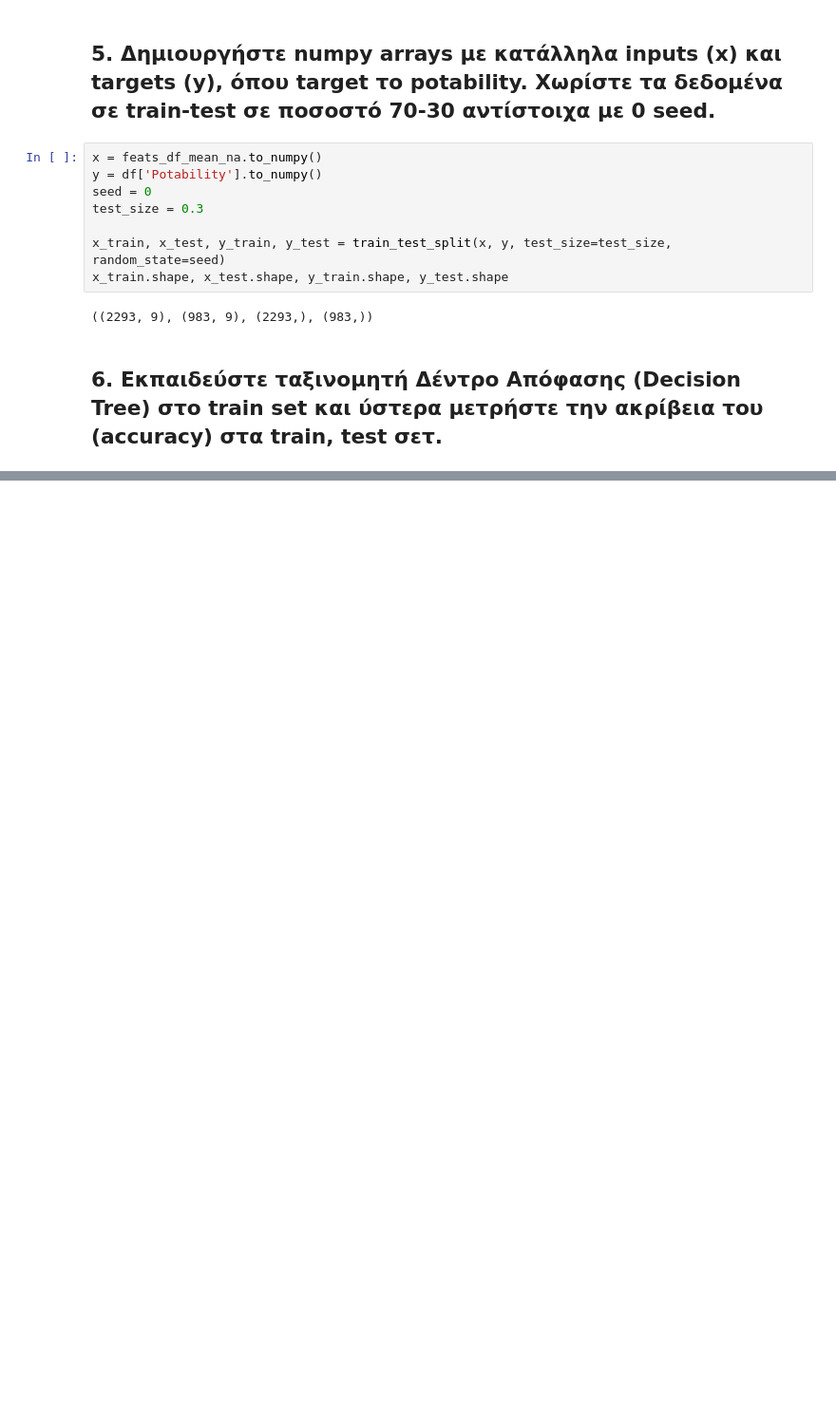
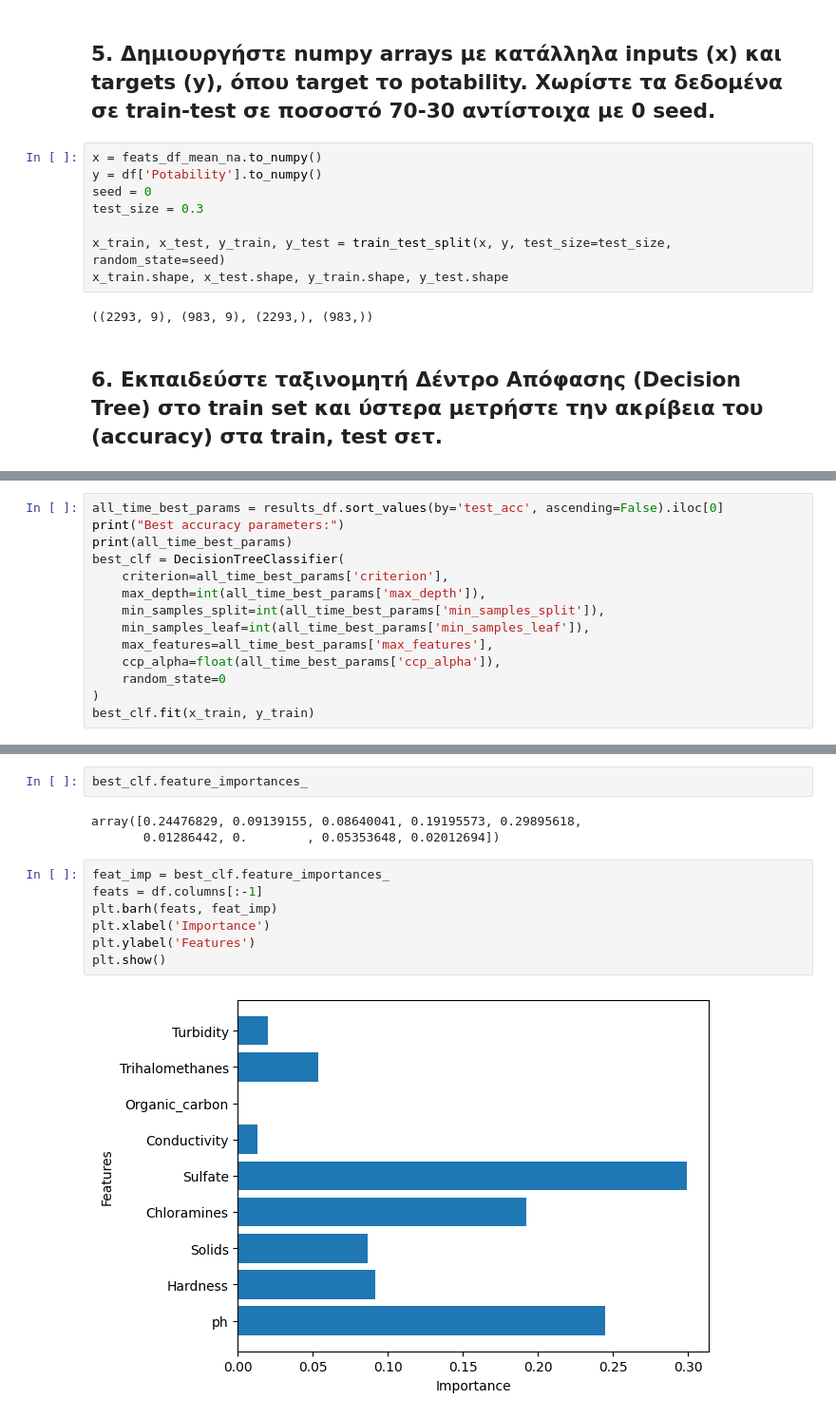
Before and after one commit to harpap/machine-learning-2nd-exercise, a Jupyter notebook: desicion_trees.ipynb, the cells around one changed output, grey strips where cells are left out. Shown at 95% size. Saved outputs shown, nothing was run; the diff lists cells and outputs as text; blank space fills up the shorter version.

```diff
--- a/desicion_trees.ipynb
+++ b/desicion_trees.ipynb
@@ -190,0 +339,14 @@ x_train.shape, x_test.shape, y_train.shape, y_test.shape
+# %%
+all_time_best_params = results_df.sort_values(by='test_acc', ascending=False).iloc[0]
+print("Best accuracy parameters:")
+print(all_time_best_params)
+best_clf = DecisionTreeClassifier(
+    criterion=all_time_best_params['criterion'],
+    max_depth=int(all_time_best_params['max_depth']),
+    min_samples_split=int(all_time_best_params['min_samples_split']),
+    min_samples_leaf=int(all_time_best_params['min_samples_leaf']),
+    max_features=all_time_best_params['max_features'],
+    ccp_alpha=float(all_time_best_params['ccp_alpha']),
+    random_state=0
+)
+best_clf.fit(x_train, y_train)
@@ -190,0 +366,14 @@ x_train.shape, x_test.shape, y_train.shape, y_test.shape
+# %%
+best_clf.feature_importances_
+# %% [output]
+array([0.24476829, 0.09139155, 0.08640041, 0.19195573, 0.29895618,
+       0.01286442, 0.        , 0.05353648, 0.02012694])
+# %%
+feat_imp = best_clf.feature_importances_
+feats = df.columns[:-1]
+plt.barh(feats, feat_imp)
+plt.xlabel('Importance')
+plt.ylabel('Features')
+plt.show()
+# %% [output]
+[figure, added]
```
Also changed, not shown: parts of 29 cells of this notebook.
